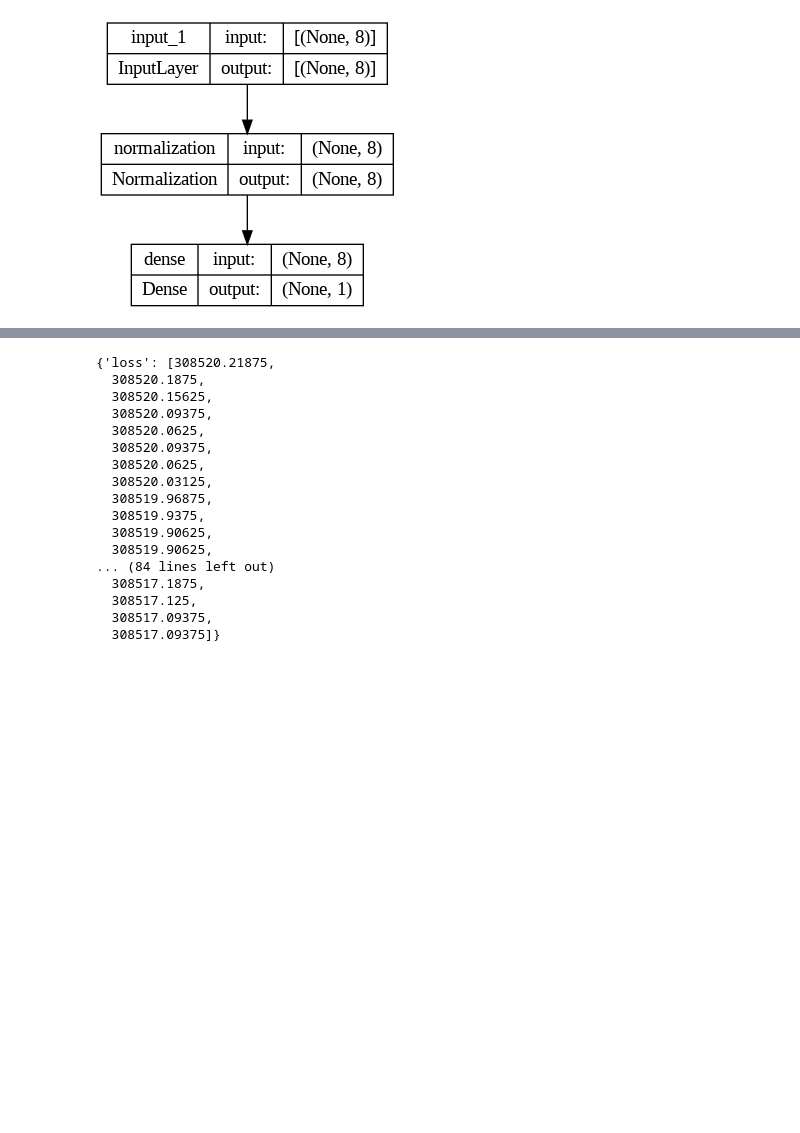
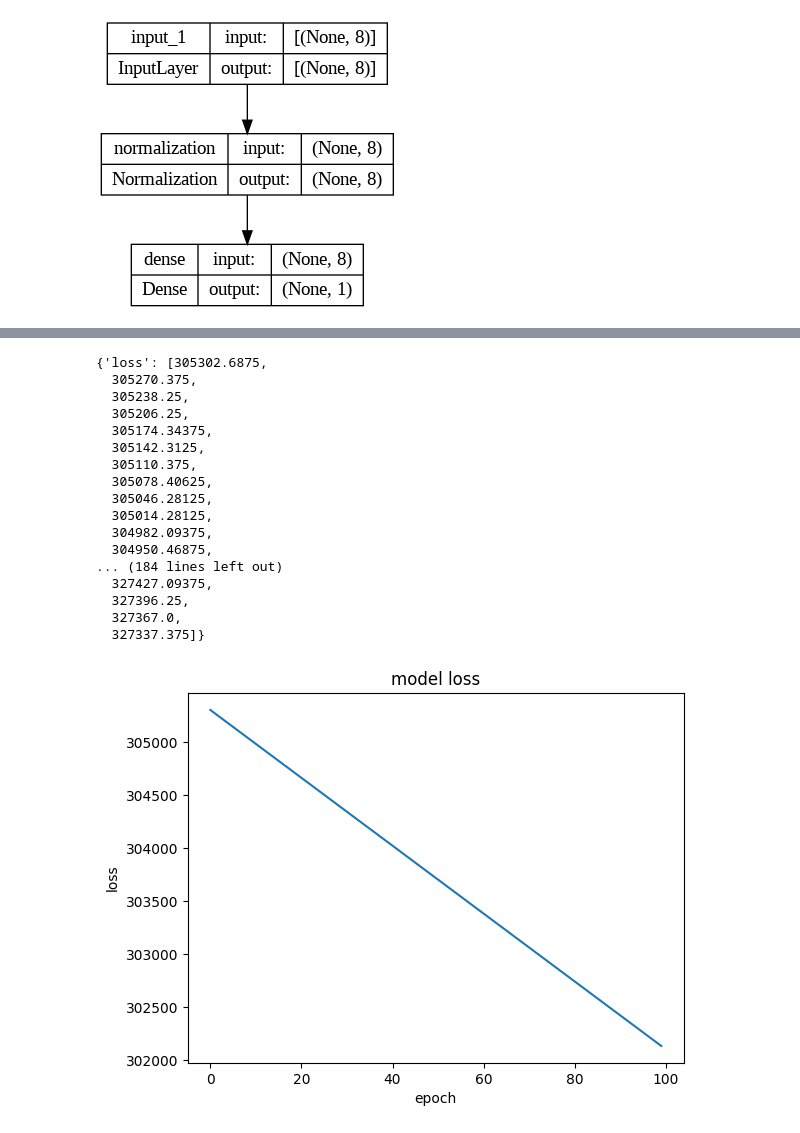
Before and after one commit to ugbana1/Predicting-Used-Car-Prices, a Jupyter notebook: Predicting_Used_Car.ipynb, the cells around one changed output, grey strips where cells are left out. Saved outputs shown, nothing was run; the diff lists cells and outputs as text; code cells hidden in the pictures; blank space fills up the shorter version.

```diff
--- a/Predicting_Used_Car.ipynb
+++ b/Predicting_Used_Car.ipynb
@@ -164,8 +165,9 @@ tf.keras.utils.plot_model(model,to_file="model.png",show_shapes=True)
 # %% [output]
 [figure]
 # %%
-model.compile(optimizer=Adam(),
-              loss=MeanAbsoluteError())
+model.compile(optimizer=Adam(learning_rate=1),
+              loss=MeanAbsoluteError(),
+              metrics=RootMeanSquaredError())
 # %%
 history=model.fit(X,y,epochs=100,verbose=1)
 # %% [output]
@@ -189,20 +191,28 @@ Epoch 100/100
 # %%
 history.history
 # %% [output]
-{'loss': [308520.21875,
-  308520.1875,
-  308520.15625,
-  308520.09375,
-  308520.0625,
-  308520.09375,
-  308520.0625,
-  308520.03125,
-  308519.96875,
-  308519.9375,
-  308519.90625,
-  308519.90625,
-... (84 lines left out)
-  308517.1875,
-  308517.125,
-  308517.09375,
-  308517.09375]}
+{'loss': [305302.6875,
+  305270.375,
+  305238.25,
+  305206.25,
+  305174.34375,
+  305142.3125,
+  305110.375,
+  305078.40625,
+  305046.28125,
+  305014.28125,
+  304982.09375,
+  304950.46875,
+... (184 lines left out)
+  327427.09375,
+  327396.25,
+  327367.0,
+  327337.375]}
+# %%
+plt.plot(history.history['loss'])
+plt.title('model loss')
+plt.ylabel('loss')
+plt.xlabel('epoch')
+plt.show()
+# %% [output]
+[figure, added]
```
Also changed, not shown: parts of 5 cells of this notebook.
